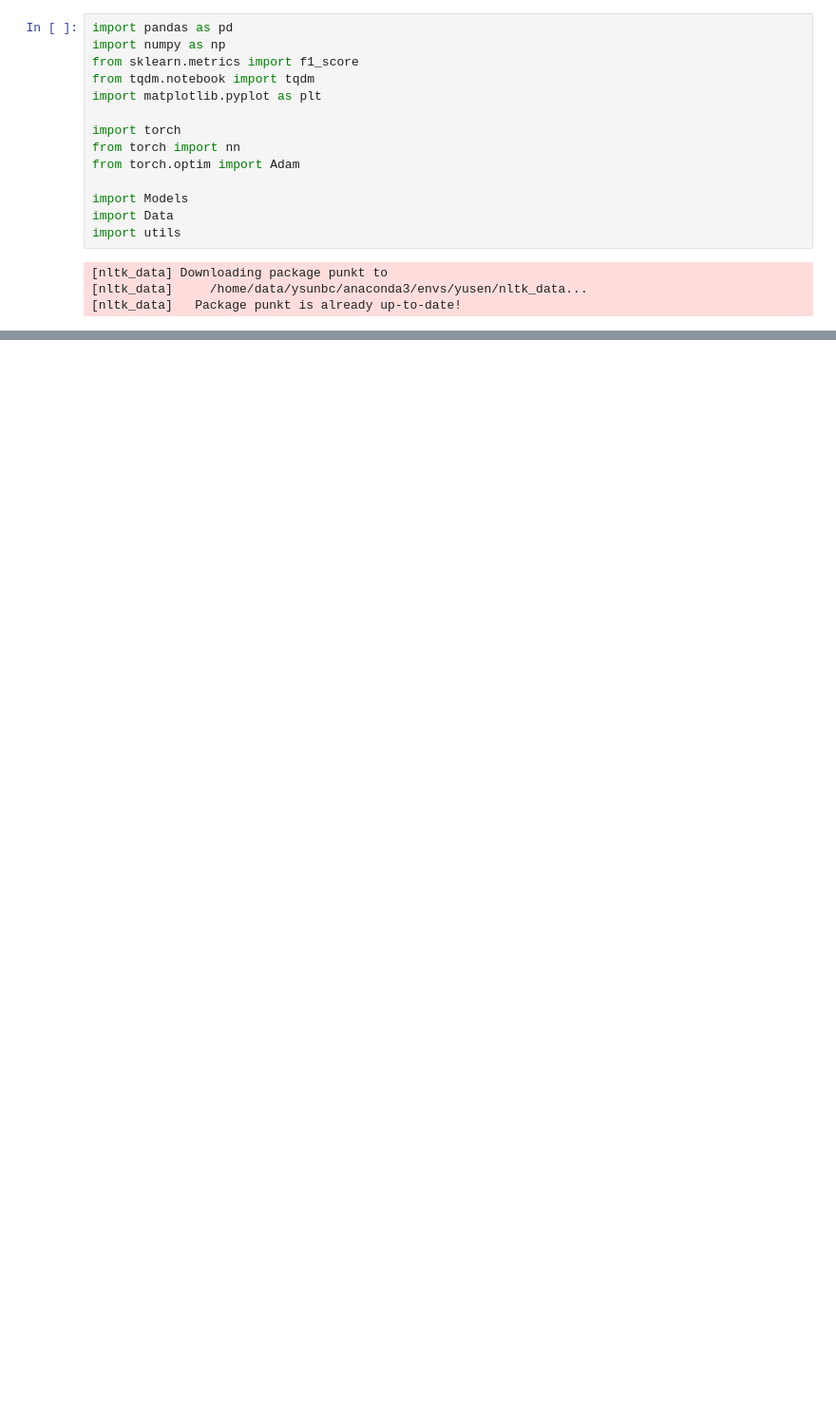
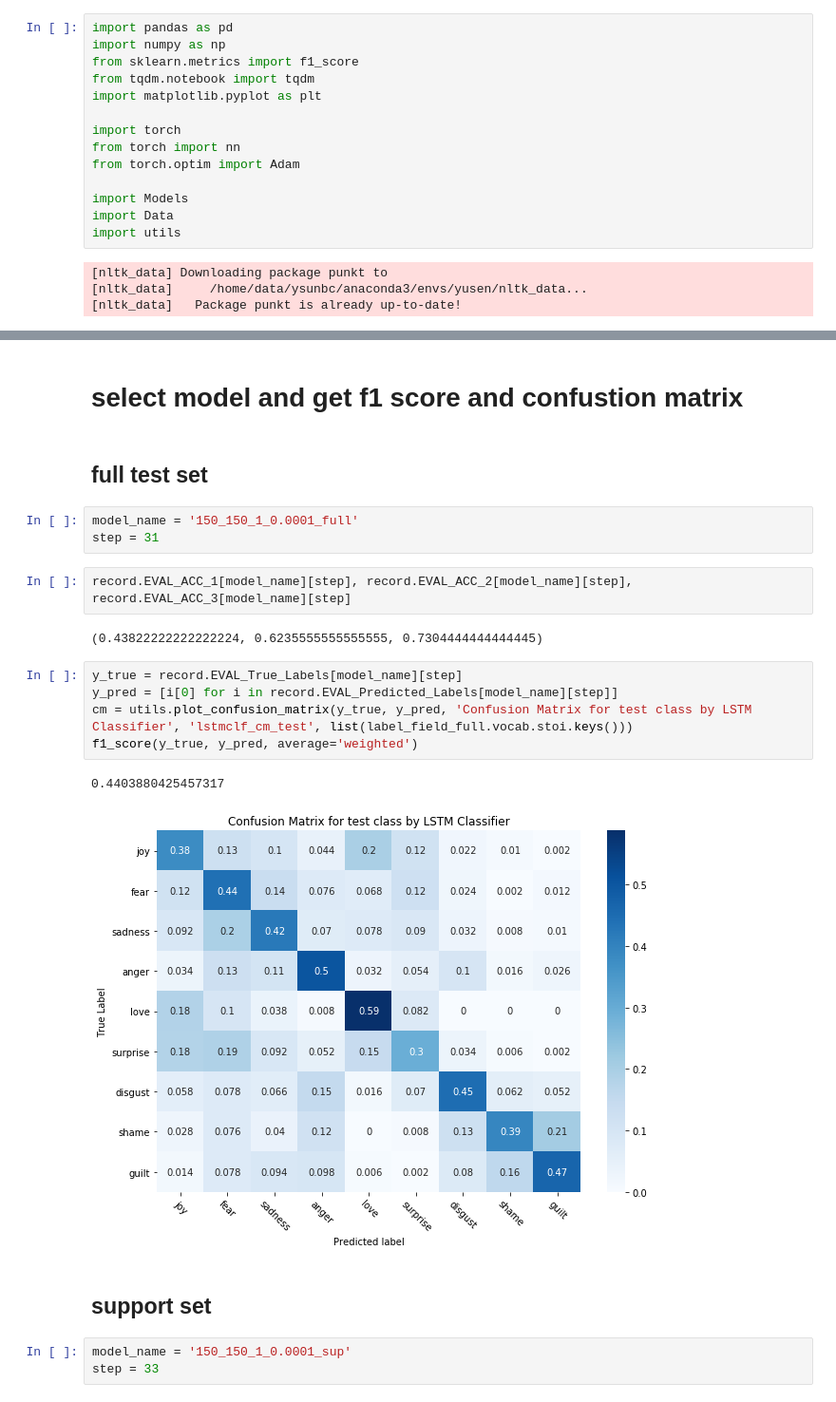
Before and after one commit to jamestszhim/Zero-Shot-Learning-with-Semantics-Information, a Jupyter notebook: nlp/LSTM_CLS.ipynb, the cells around one changed output, grey strips where cells are left out. Shown at 95% size. Saved outputs shown, nothing was run; the diff lists cells and outputs as text; blank space fills up the shorter version.

```diff
--- a/nlp/LSTM_CLS.ipynb
+++ b/nlp/LSTM_CLS.ipynb
@@ -554,0 +198,24 @@ plt.show()
+# %% [markdown]
+# select model and get f1 score and confustion matrix
+# %% [markdown]
+## full test set
+# %%
+model_name = '150_150_1_0.0001_full'
+step = 31
+# %%
+record.EVAL_ACC_1[model_name][step], record.EVAL_ACC_2[model_name][step], record.EVAL_ACC_3[model_name][step]
+# %% [output]
+(0.43822222222222224, 0.6235555555555555, 0.7304444444444445)
+# %%
+y_true = record.EVAL_True_Labels[model_name][step]
+y_pred = [i[0] for i in record.EVAL_Predicted_Labels[model_name][step]]
+cm = utils.plot_confusion_matrix(y_true, y_pred, 'Confusion Matrix for test class by LSTM Classifier', 'lstmclf_cm_test', list(label_field_full.vocab.stoi.keys()))
+f1_score(y_true, y_pred, average='weighted')
+# %% [output]
+0.4403880425457317
+[figure, added]
+# %% [markdown]
+## support set
+# %%
+model_name = '150_150_1_0.0001_sup'
+step = 33
```
Also changed, not shown: parts of 56 cells of this notebook, 7 other files.
